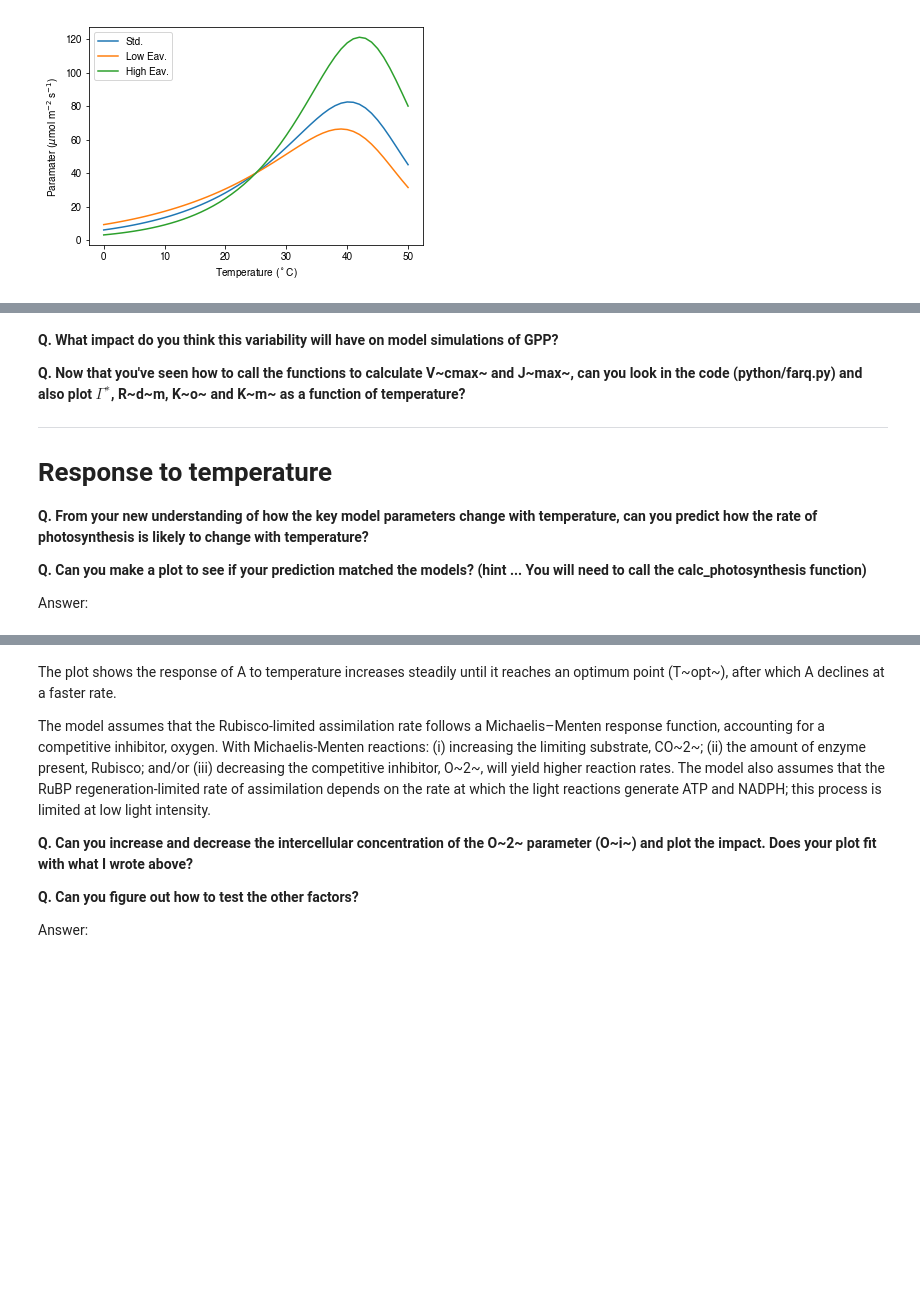
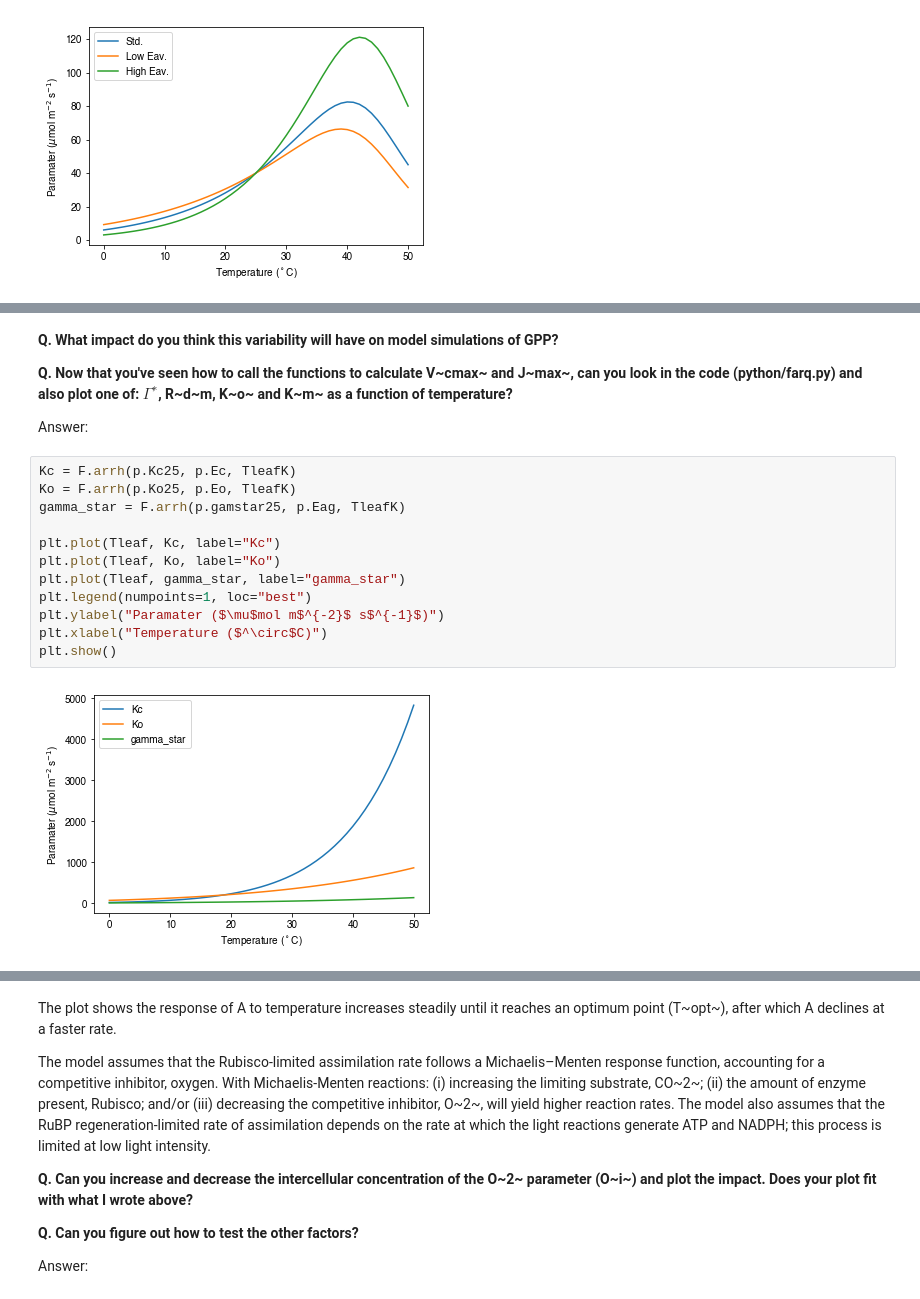
Before and after one commit to mdekauwe/BEES3041_lab_photosynthesis, a Jupyter notebook: BEES3041_lab.ipynb, the cells around one changed output, grey strips where cells are left out. Saved outputs shown, nothing was run; the diff lists cells and outputs as text; blank space fills up the shorter version.

```diff
--- a/BEES3041_lab.ipynb
+++ b/BEES3041_lab.ipynb
@@ -119,14 +119,20 @@ By contrast, leaf measurements suggest that V~cmax~ varies considerably: varying
 
 **Q. What impact do you think this variability will have on model simulations of GPP?**
 
-**Q. Now that you've seen how to call the functions to calculate V~cmax~ and J~max~, can you look in the code (python/farq.py) and also plot $\Gamma$$^{*}$, R~d~m, K~o~ and K~m~ as a function of temperature?**
-
-***
-
-# Response to temperature
-
-**Q. From your new understanding of how the key model parameters change with temperature, can you predict how the rate of photosynthesis is likely to change with temperature?**
-
-**Q. Can you make a plot to see if your prediction matched the models? (hint ... You will need to call the calc_photosynthesis function)**
+**Q. Now that you've seen how to call the functions to calculate V~cmax~ and J~max~, can you look in the code (python/farq.py) and also plot one of: $\Gamma$$^{*}$, R~d~m, K~o~ and K~m~ as a function of temperature?**
 
 Answer:
+# %%
+Kc = F.arrh(p.Kc25, p.Ec, TleafK)
+Ko = F.arrh(p.Ko25, p.Eo, TleafK)
+gamma_star = F.arrh(p.gamstar25, p.Eag, TleafK)
+
+plt.plot(Tleaf, Kc, label="Kc")
+plt.plot(Tleaf, Ko, label="Ko")
+plt.plot(Tleaf, gamma_star, label="gamma_star")
+plt.legend(numpoints=1, loc="best")
+plt.ylabel("Paramater ($\mu$mol m$^{-2}$ s$^{-1}$)")
+plt.xlabel("Temperature ($^\circ$C)")
+plt.show()
+# %% [output]
+[figure, added]
```
Also changed, not shown: parts of 11 cells of this notebook, 1 other file.
